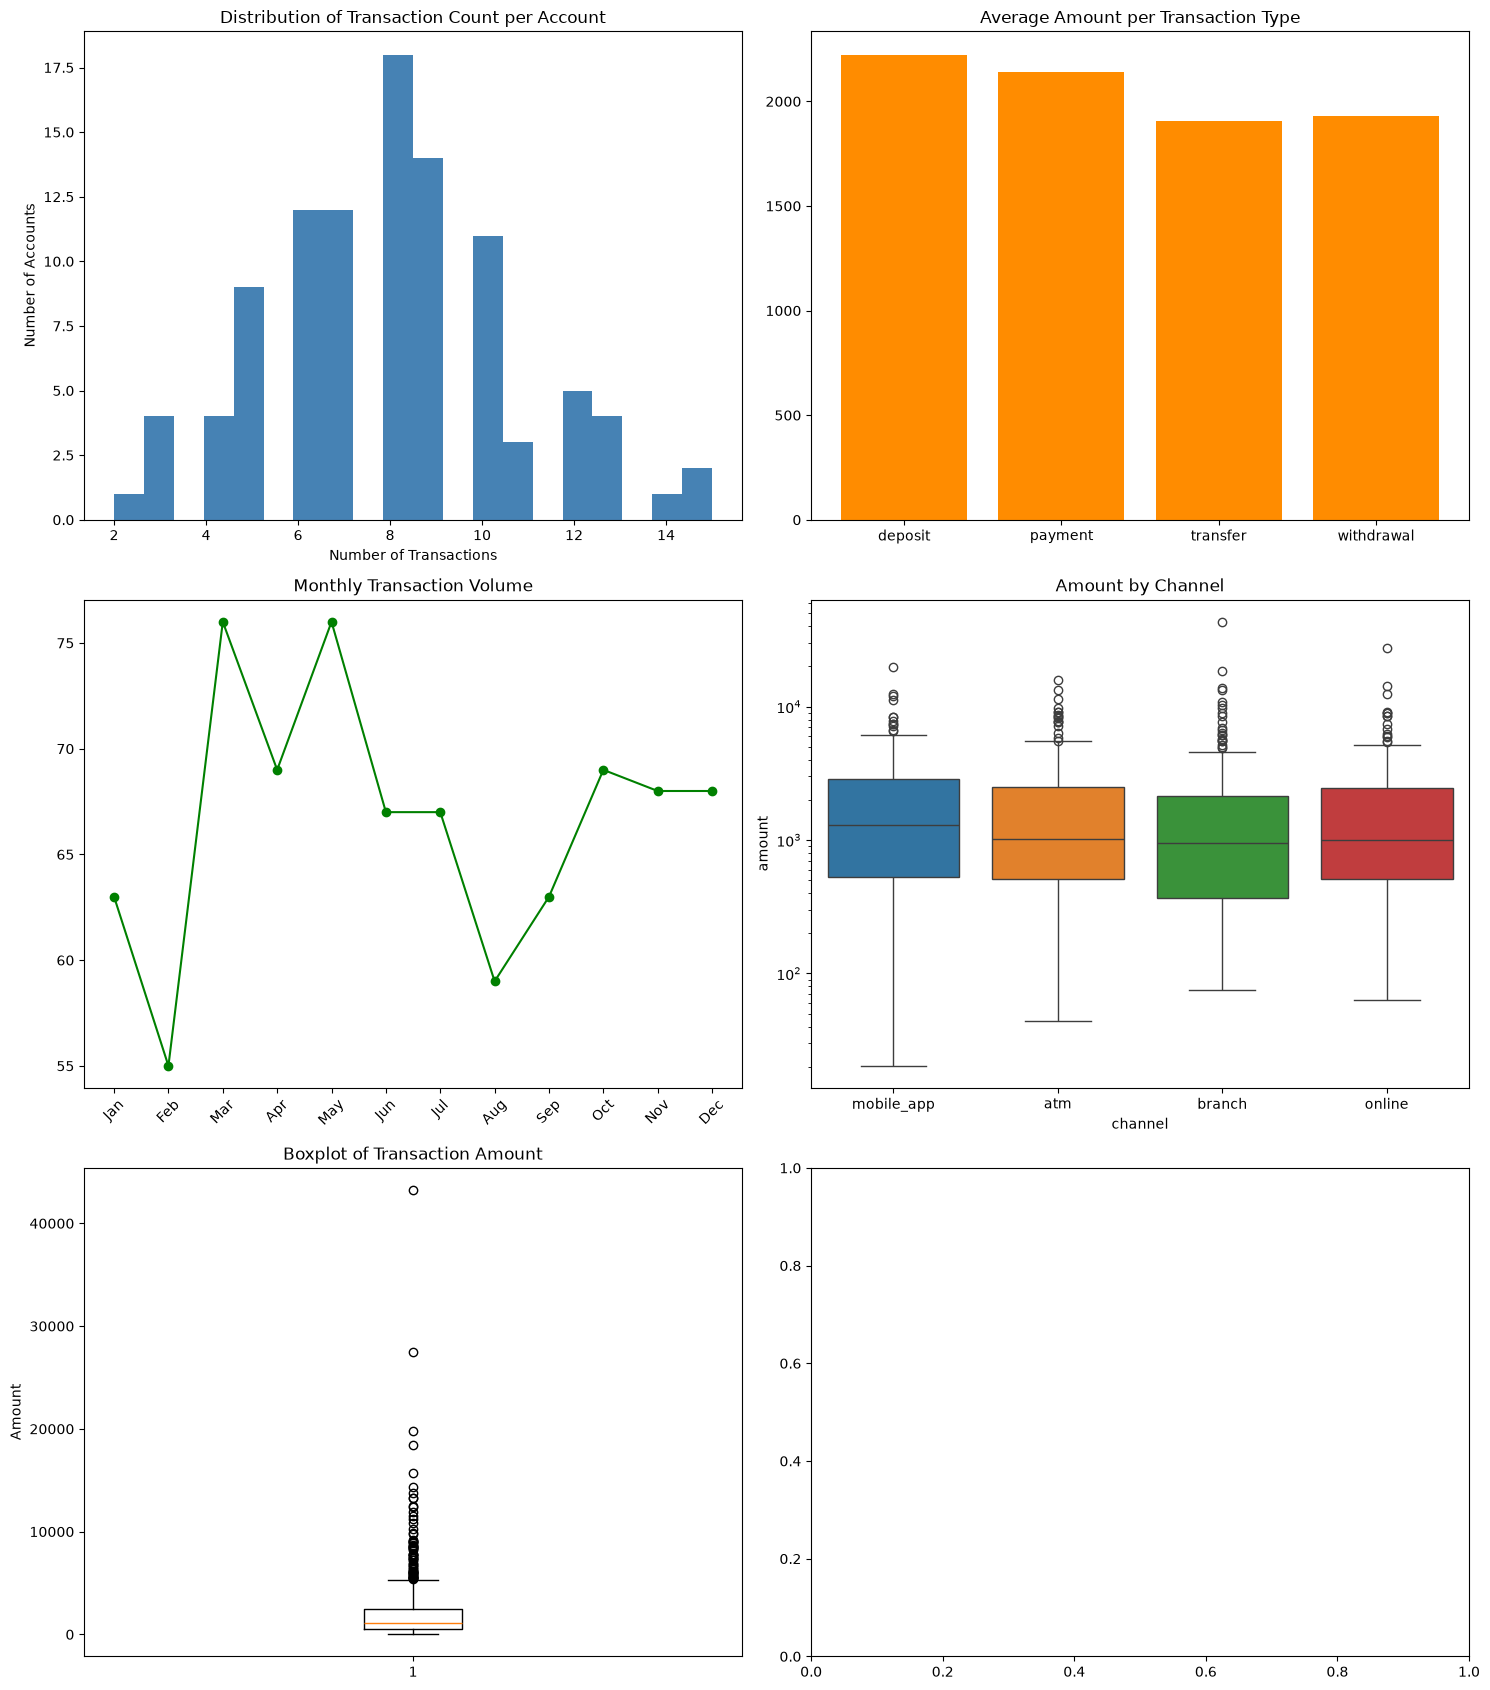
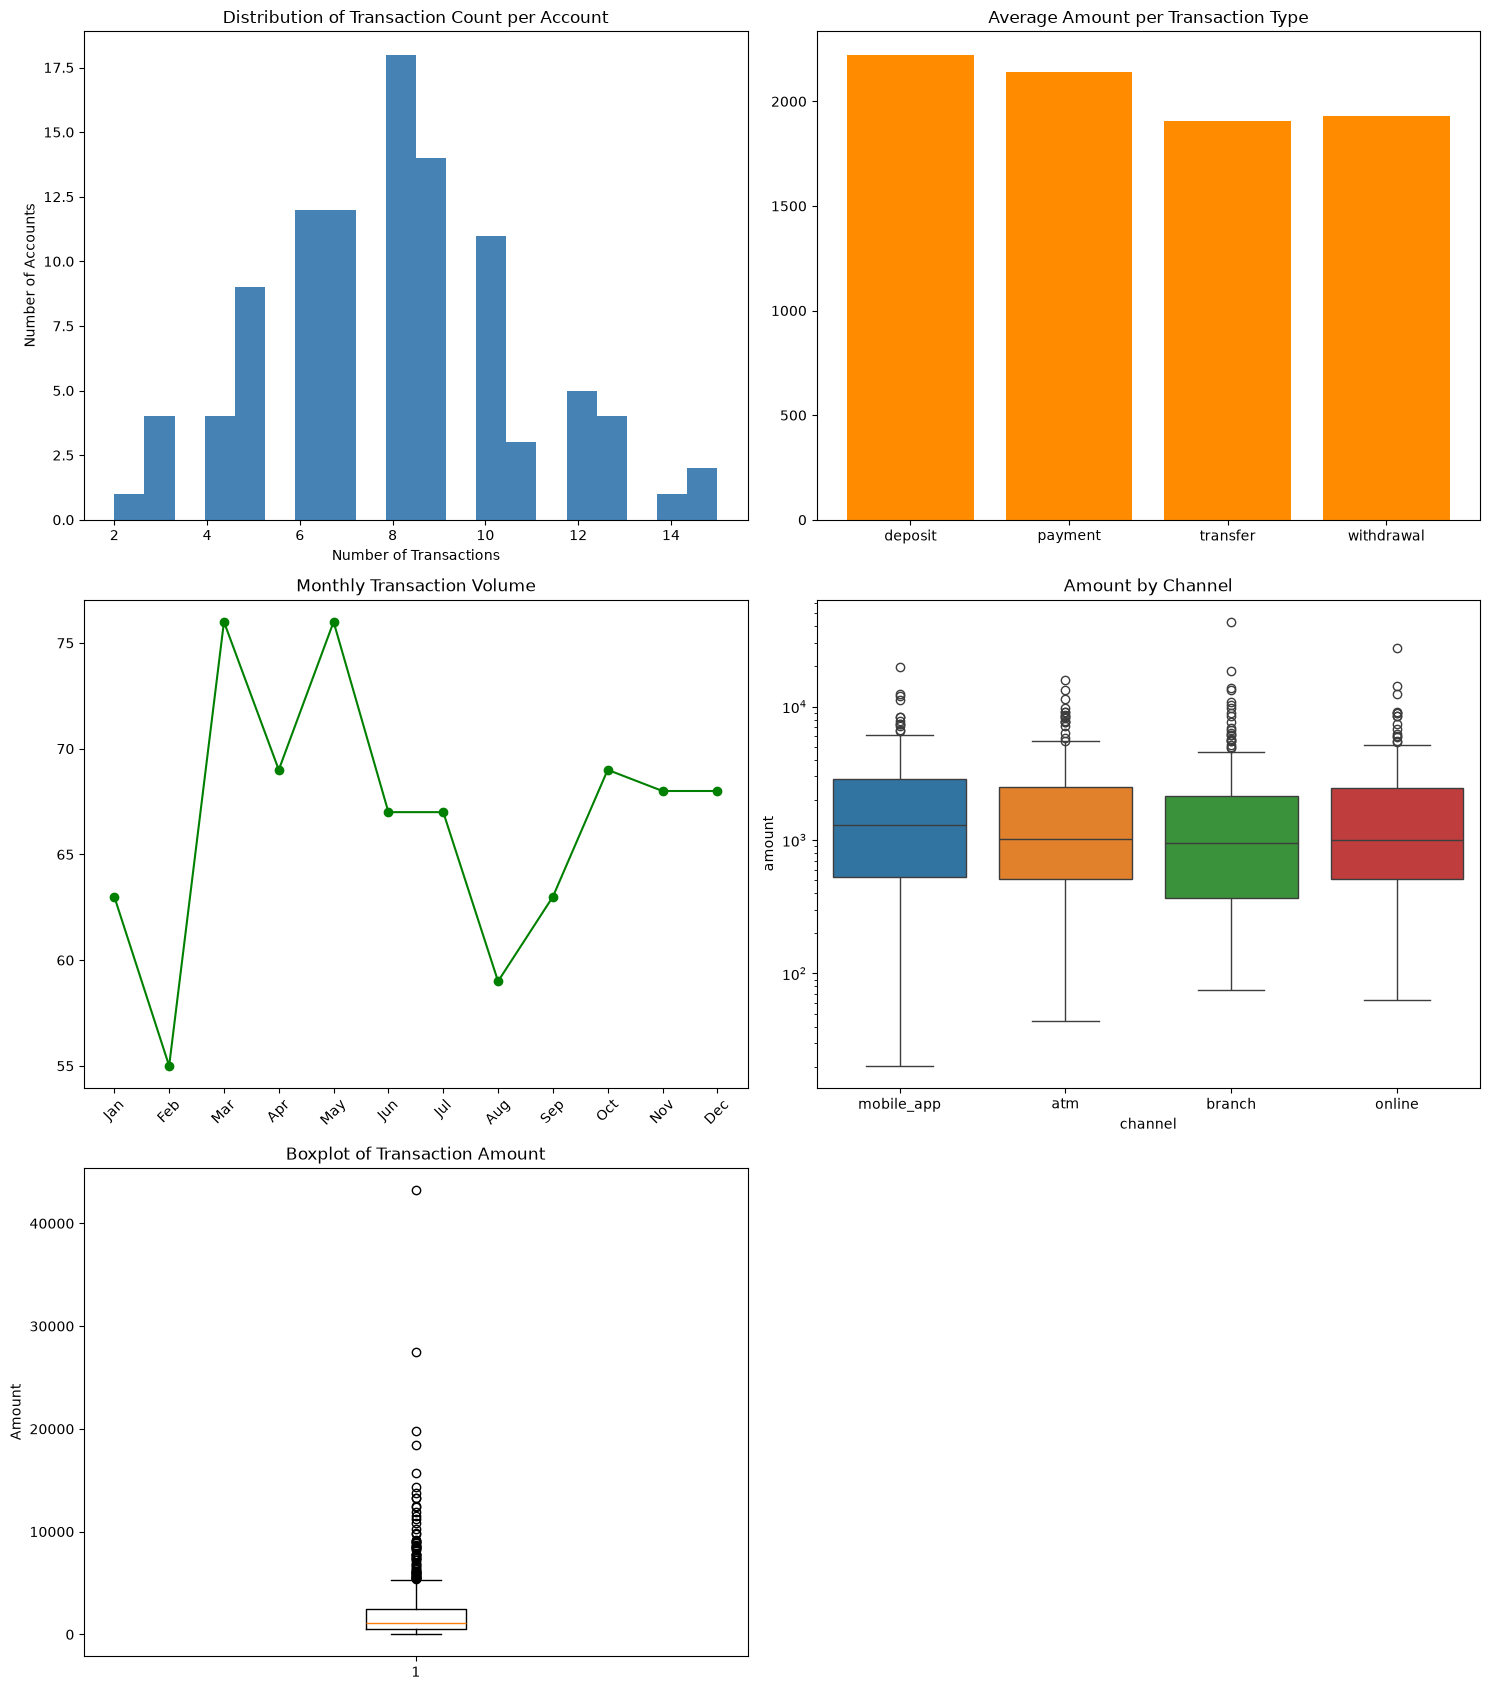
The change to this notebook cell's code, shown as a diff; its figure went from the first image to the second:
--- before
+++ after
@@ -53,5 +53,5 @@
 print(f"Outliers detected: {len(outliers)} out of {len(tx)} rows ({(len(outliers)/len(tx)*100):.2f}%)")
 
+axes[2,1].set_visible(False)
 plt.tight_layout()
 plt.show()
-axes[2,1].set_visible(False)

Commit: revise block b